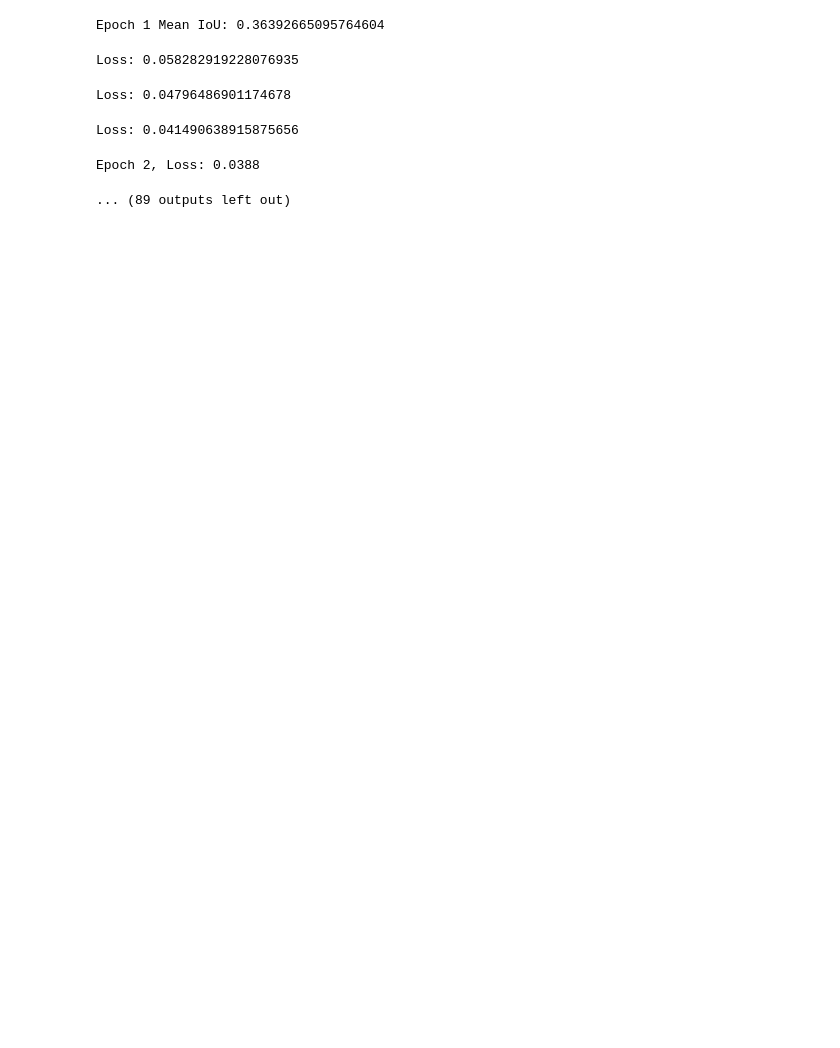
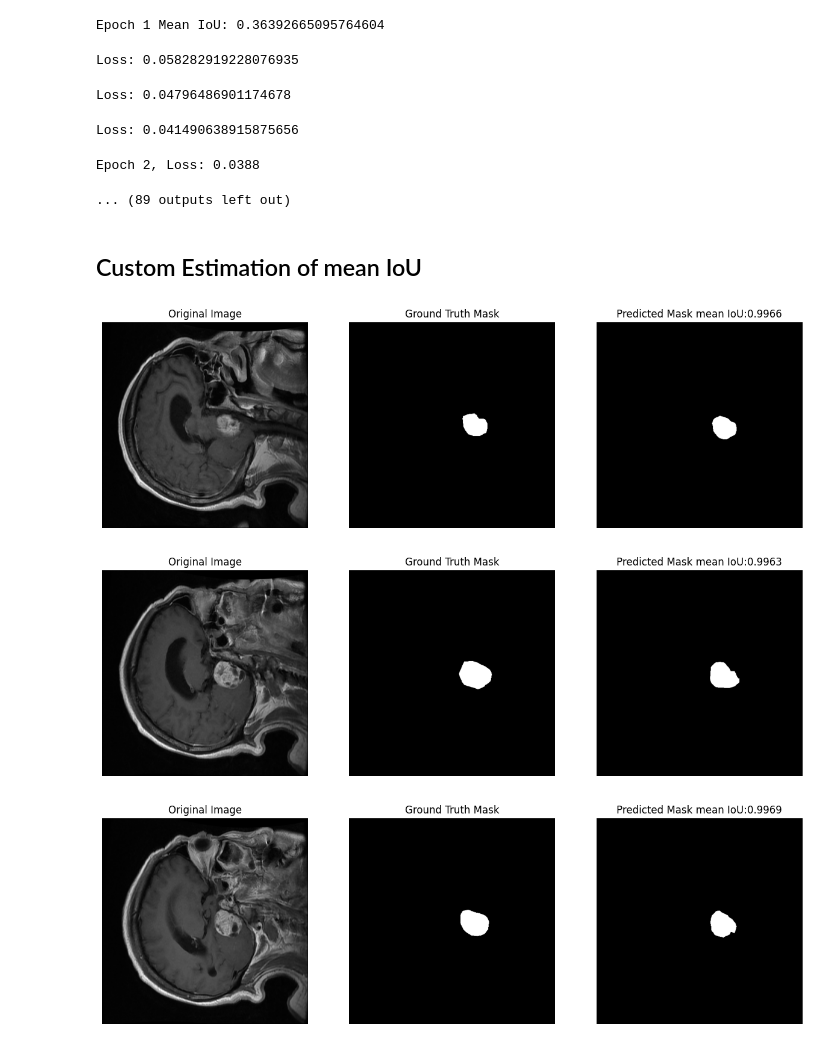
Before and after one commit to elliemci/vision-transformer-models, a Jupyter notebook: image_segmentation/transformer_seg_training.ipynb, the cells around one changed output. Drawn from its saved outputs; the diff is of its cells as text; code cells hidden in the pictures; blank space fills up the shorter version.

```diff
--- a/image_segmentation/transformer_seg_training.ipynb
+++ b/image_segmentation/transformer_seg_training.ipynb
@@ -974,0 +972,8 @@ trained_model = SegformerForSemanticSegmentation.from_pretrained("segformer_tumo
+# %% [markdown]
+## Custom Estimation of mean IoU
+# %%
+from transformers import SegformerForSemanticSegmentation, SegformerFeatureExtractor
+
+trained_model = SegformerForSemanticSegmentation.from_pretrained("segformer_tumor_segmentation")
+# initialize the feature extractor
+feature_extractor = SegformerFeatureExtractor.from_pretrained("nvidia/segformer-b0-finetuned-ade-512-512")
@@ -974,0 +1005,53 @@ trained_model = SegformerForSemanticSegmentation.from_pretrained("segformer_tumo
+# %%
+test_dataloader = DataLoader(test_dataset, batch_size=10, collate_fn=collate_func, shuffle=False, num_workers=2)
+# %%
+import matplotlib.pyplot as plt
+
+
+device = torch.device("cuda" if torch.cuda.is_available() else "cpu")
+trained_model.to(device)
+
+trained_model.eval()
+
+num_test_images = 9
+
+#take the firs test batch
+for i, batch in enumerate(test_dataloader):
+    if i >= 1:
+        break
+
+    pixel_values = batch["pixel_values"].to(device, dtype=torch.float32)
+
+    # run the model on the first batch data
+    with torch.no_grad():
+      outputs = trained_model(pixel_values=pixel_values)
+
+    original_images = batch["org_images"]
+    target_sizes = [(image.shape[0], image.shape[1]) for image in original_images]
+
+    predicted_masks = feature_extractor.post_process_semantic_segmentation(outputs, target_sizes=target_sizes)
+    true_masks= batch["org_mask"]
+
+    for j in range(int(num_test_images/3)):  # iterate through 9 images in the first batch
+        plt.figure(figsize=(15, 5))
+
+        plt.subplot(1, 3, 1)
+        plt.imshow(original_images[j])
+        plt.title(f"Original Image")
+        plt.axis("off")
+
+        plt.subplot(1, 3, 2)
+        plt.imshow(true_masks[j], cmap="gray")  # Display as grayscale
+        plt.title("Ground Truth Mask")
+        plt.axis("off")
+
+        plt.subplot(1, 3, 3)
+        plt.imshow(predicted_masks[j].cpu().numpy(), cmap="gray")  # Display as grayscale
+        plt.title(f"Predicted Mask mean IoU:{round(calculate_mean_iou(true_masks[j], predicted_masks[j]), 4)}")
+        plt.axis("off")
+
+        plt.show()
+# %% [output]
+[figure, added]
+[figure, added]
+[figure, added]
```
Also changed, not shown: parts of 2 cells of this notebook.
